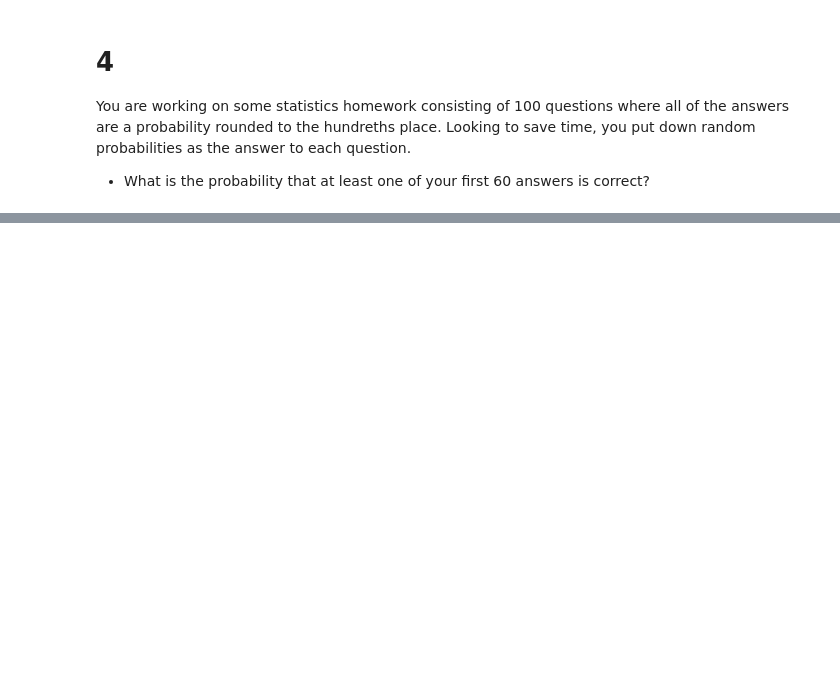
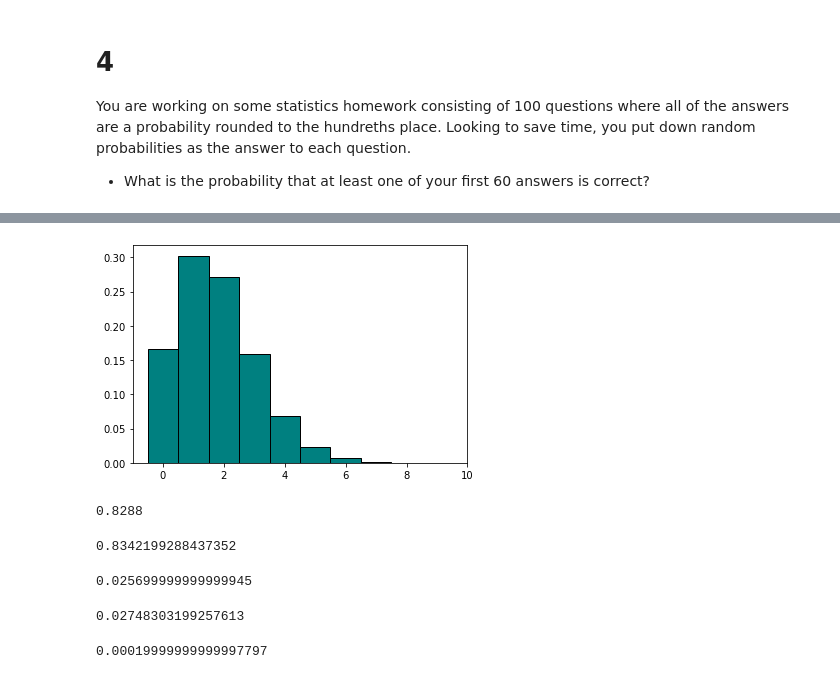
Before and after one commit to alegarcia-dev/statistics-exercises, a Jupyter notebook: probability_distributions.ipynb, the cells around one changed output, grey strips where cells are left out. Drawn from its saved outputs; the diff is of its cells as text; code cells hidden in the pictures; blank space fills up the shorter version.

Commit message:
Completed probability distribution exercises

```diff
--- a/probability_distributions.ipynb
+++ b/probability_distributions.ipynb
@@ -145,0 +174,48 @@ You are working on some statistics homework consisting of 100 questions where al
+# %%
+chance_of_clean_break_area = 0.03
+students_that_visit_break_area = int(0.9 * (3 * 22))
+
+clean_break_area_dist = stats.binom(students_that_visit_break_area, chance_of_clean_break_area)
+
+x = range(10)
+y = clean_break_area_dist.pmf(x)
+plt.bar(x, y, edgecolor='black', color='teal', width=1);
+# %% [output]
+[figure, added]
+# %%
+# Probability of break area getting cleaned on any given day
+clean_break_area_sim = clean_break_area_dist.rvs(n_trials)
+
+# Experimental
+(clean_break_area_sim >= 1).mean()
+# %% [output]
+0.8288
+# %%
+# Theoretical
+clean_break_area_dist.sf(0)
+# %% [output]
+0.8342199288437352
+# %%
+# Probability of break area goes two days without getting cleaned
+n_days = 2
+clean_break_area_sim = clean_break_area_dist.rvs(size = (n_trials, n_days))
+
+# Experimental
+1 - clean_break_area_sim.any(axis = 1).mean()
+# %% [output]
+0.025699999999999945
+# %%
+# Theoretical
+n_days = 2
+stats.binom(n_days, clean_break_area_dist.pmf(0)).pmf(n_days)
+# %% [output]
+0.02748303199257613
+# %%
+# Probability of break area not getting cleaned all week
+n_days = 5
+clean_break_area_sim = clean_break_area_dist.rvs(size = (n_trials, n_days))
+
+# Experimental
+1 - clean_break_area_sim.any(axis = 1).mean()
+# %% [output]
+0.00019999999999997797
```
Also changed, not shown: parts of 32 cells of this notebook.
